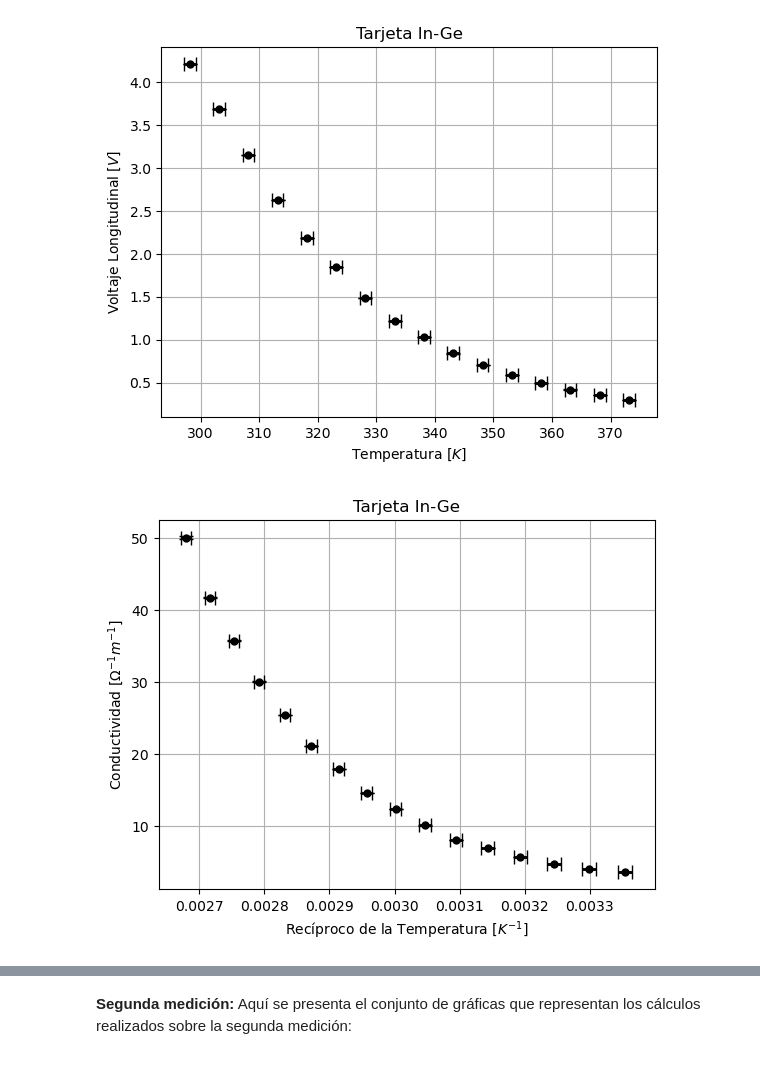
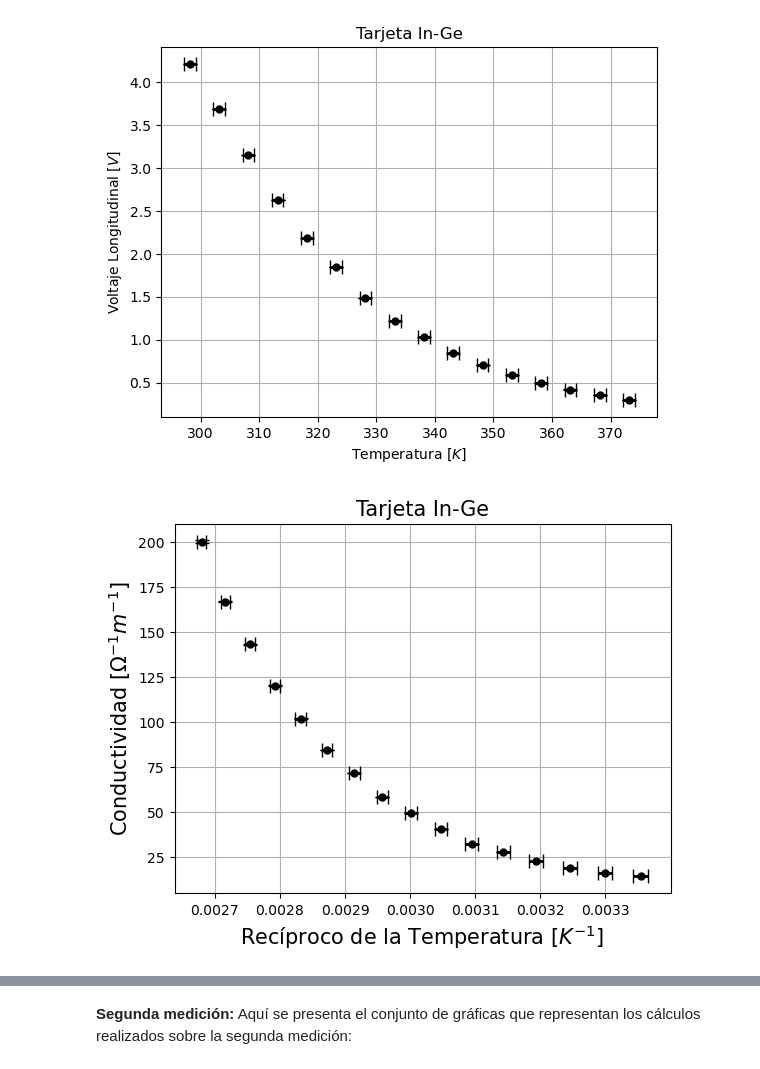
Before and after one commit to ThomasAnkhe/Laboratorio-Intermedio---Uniandes-2024, a Jupyter notebook: Hall Effect/Hall_Effect.ipynb, the cells around one changed output, grey strips where cells are left out. Cells and saved outputs as stored; diff of their text form; code cells hidden in the pictures.

```diff
--- a/Hall Effect/Hall_Effect.ipynb
+++ b/Hall Effect/Hall_Effect.ipynb
@@ -1218,7 +1236,7 @@ for i in In_GeTempK:
     In_GeRecUnc.append(In_RecUnc)
 
 for i in In_GeVL:
-    cond = (10e-3*(0.030))/(i*(20e-3*1e-3))
+    cond = (20e-3*(0.030))/(i*(10e-3*1e-3))
     condunc = np.abs(cond)*np.abs(0.001/i)
     cond, condunc = Error(cond, condunc)
     In_GeCond = np.append(In_GeCond, cond)
@@ -1531,13 +1559,13 @@ plt.savefig("Thermic_DataIn.pdf")
 # %%
 plt.errorbar(In_GeRec, In_GeCond, xerr = In_GeRecUnc, yerr = In_GeCondUnc, capsize=5, elinewidth=2, linewidth=0,
              marker='o', markersize=5, markerfacecolor='black', markeredgecolor='k',ecolor='k', label='Mediciones')
 plt.grid(True)
-plt.xlabel(r"Recíproco de la Temperatura $[K^{-1}]$")
-plt.ylabel(r"Conductividad $[\Omega^{-1}m^{-1}]$")
-plt.title("Tarjeta In-Ge")
+plt.xlabel(r"Recíproco de la Temperatura $[K^{-1}]$", fontsize = 15)
+plt.ylabel(r"Conductividad $[\Omega^{-1}m^{-1}]$", fontsize = 15)
+plt.title("Tarjeta In-Ge", fontsize = 15)
 plt.savefig("Thermic_ConductivityIn.pdf")
 # %% [output]
-[figure, old version]
+[figure, new version]
 # %%
 figure, axis = plt.subplots(2, 1, figsize = (7, 7), gridspec_kw={'height_ratios': [2, 1]})
 
```
Also changed, not shown: parts of 20 cells of this notebook, 12 other files.
